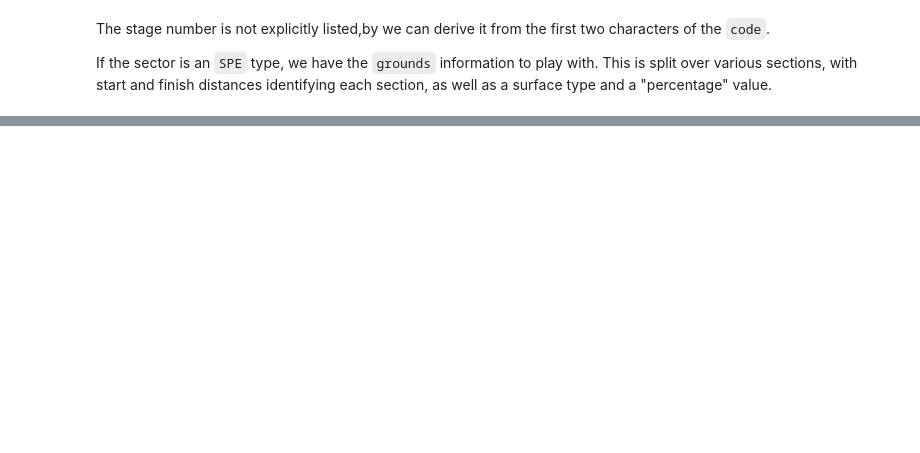
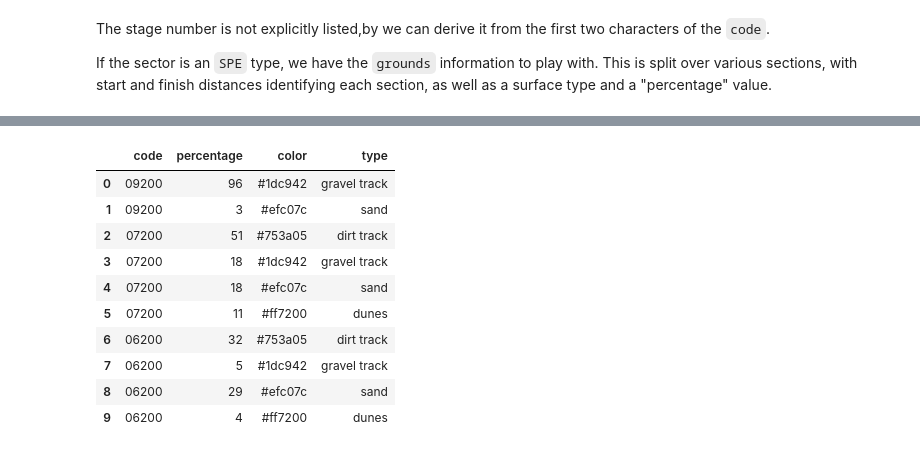
Before and after one commit to RallyDataJunkie/wrangling_dakar_2025, a Jupyter notebook: src/14_stages.ipynb, the cells around one changed output, grey strips where cells are left out. Drawn from its saved outputs; the diff is of its cells as text; code cells hidden in the pictures; blank space fills up the shorter version.

```diff
--- a/src/14_stages.ipynb
+++ b/src/14_stages.ipynb
@@ -158,0 +257,4 @@ That said, this data might support an interesting view of the stage make up, par
+# %%
+section_surfaces, stage_surfaces, surfaces = flatten_grounds_data(
+    competitive_sectors)
+section_surfaces.head()
@@ -158,0 +268,14 @@ That said, this data might support an interesting view of the stage make up, par
+# %%
+stage_surfaces.head(10)
+# %% [output]
+|  | code | percentage | color | type |
+| 0 | 09200 | 96 | #1dc942 | gravel track |
+| 1 | 09200 | 3 | #efc07c | sand |
+| 2 | 07200 | 51 | #753a05 | dirt track |
+| 3 | 07200 | 18 | #1dc942 | gravel track |
+| 4 | 07200 | 18 | #efc07c | sand |
+| 5 | 07200 | 11 | #ff7200 | dunes |
+| 6 | 06200 | 32 | #753a05 | dirt track |
+| 7 | 06200 | 5 | #1dc942 | gravel track |
+| 8 | 06200 | 29 | #efc07c | sand |
+| 9 | 06200 | 4 | #ff7200 | dunes |
```
Also changed, not shown: parts of 17 cells of this notebook.
